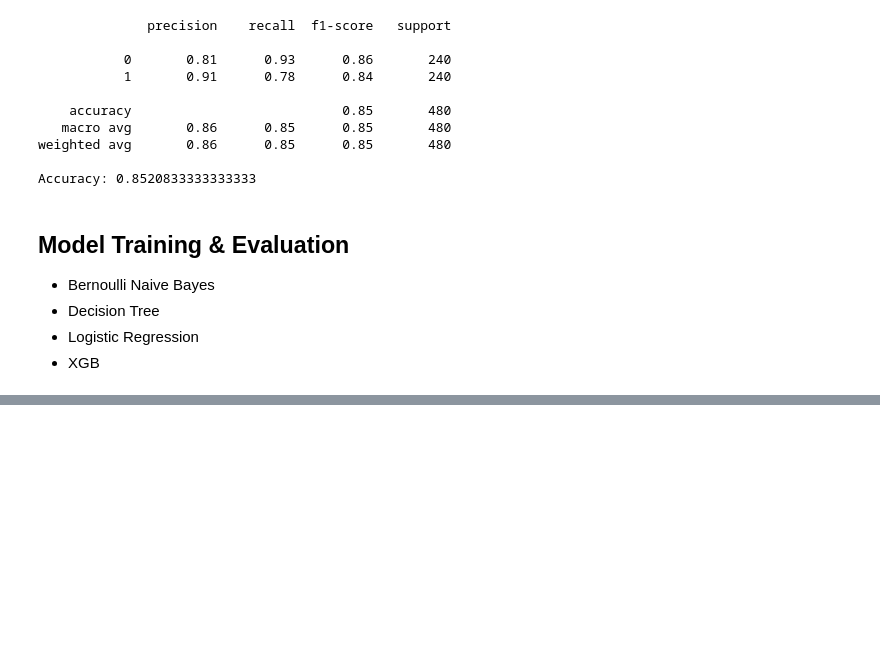
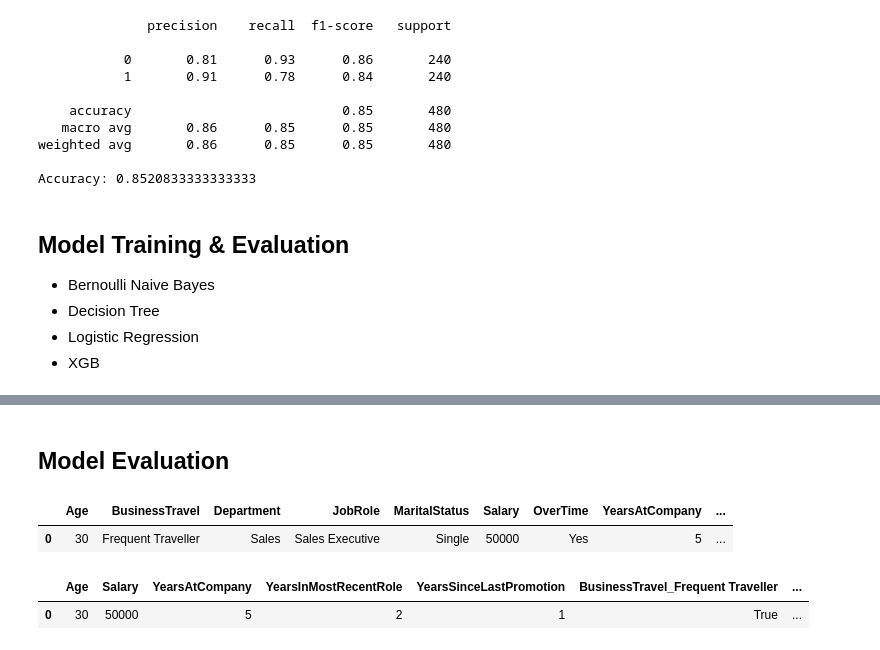
Before and after one commit to aadi-kanwar/Employee-Attrition, a Jupyter notebook: Employee_Attrition.ipynb, the cells around one changed output, grey strips where cells are left out. Drawn from its saved outputs; the diff is of its cells as text; code cells hidden in the pictures; blank space fills up the shorter version.

```diff
--- a/Employee_Attrition.ipynb
+++ b/Employee_Attrition.ipynb
@@ -1058,0 +1192,21 @@ XGBoost - Accuracy: 0.8625, Precision: 0.8675, Recall: 0.8625, F1 Score: 0.8620
+# %% [markdown]
+## Model Evaluation
+# %%
+new_data=[[30,'Frequent Traveller','Sales','Sales Executive','Single',50000,'Yes',5,2,1]]
+new=[[29 ,'Some Travel' ,'Human Resources','Recruiter',' Single',49606, 'No',6,1, 1]]
+# %%
+columns = ['Age', 'BusinessTravel', 'Department', 'JobRole', 'MaritalStatus',
+           'Salary', 'OverTime', 'YearsAtCompany', 'YearsInMostRecentRole', 'YearsSinceLastPromotion']
+
+new_df = pd.DataFrame(new_data, columns=columns)
+# %%
+new_df
+# %% [output]
+|  | Age | BusinessTravel | Department | JobRole | MaritalStatus | Salary | OverTime | YearsAtCompany | ... |
+| 0 | 30 | Frequent Traveller | Sales | Sales Executive | Single | 50000 | Yes | 5 | ... |
+# %%
+X_new = pd.get_dummies(new_df)
+X_new
+# %% [output]
+|  | Age | Salary | YearsAtCompany | YearsInMostRecentRole | YearsSinceLastPromotion | BusinessTravel_Frequent Traveller | ... |
+| 0 | 30 | 50000 | 5 | 2 | 1 | True | ... |
```
Also changed, not shown: parts of 36 cells of this notebook.
